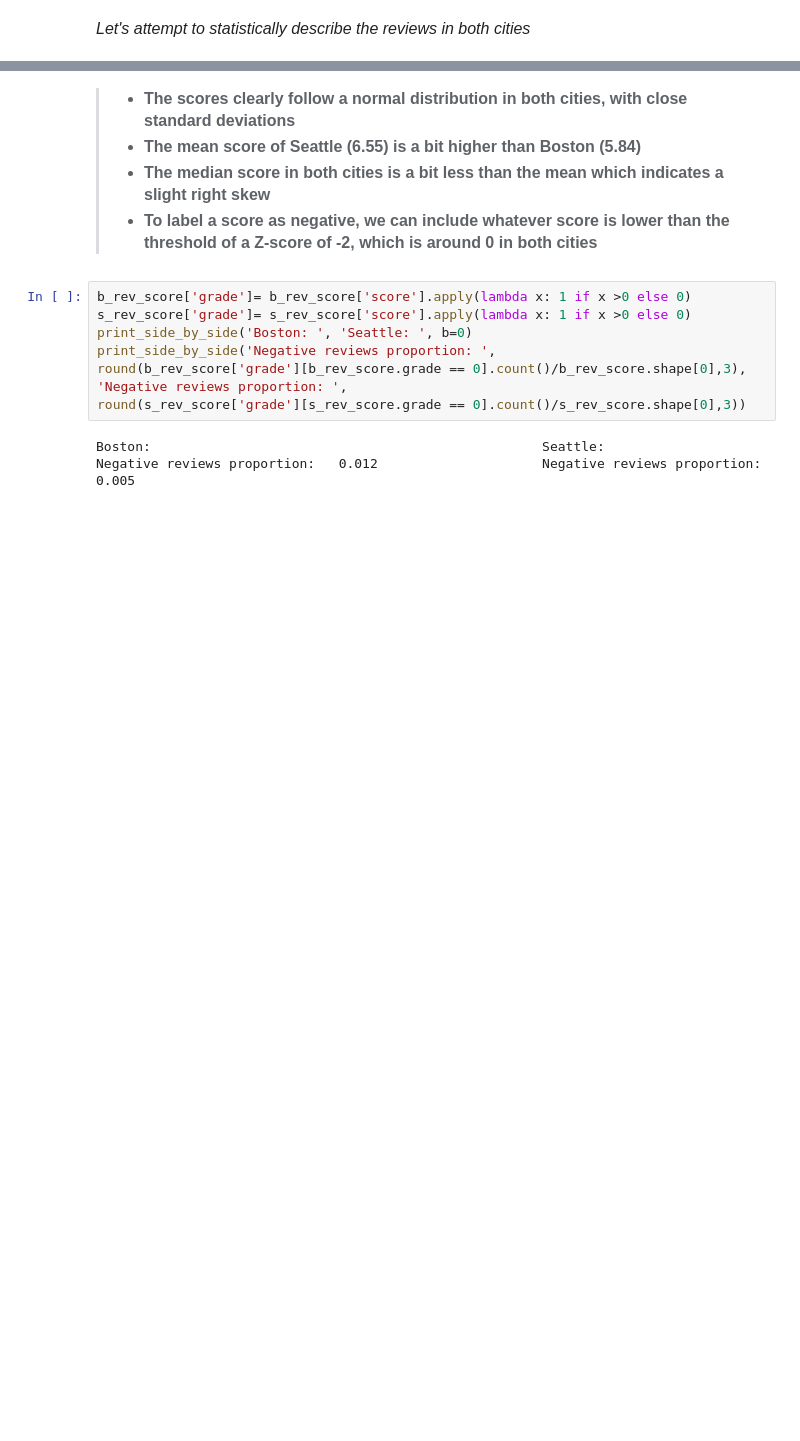
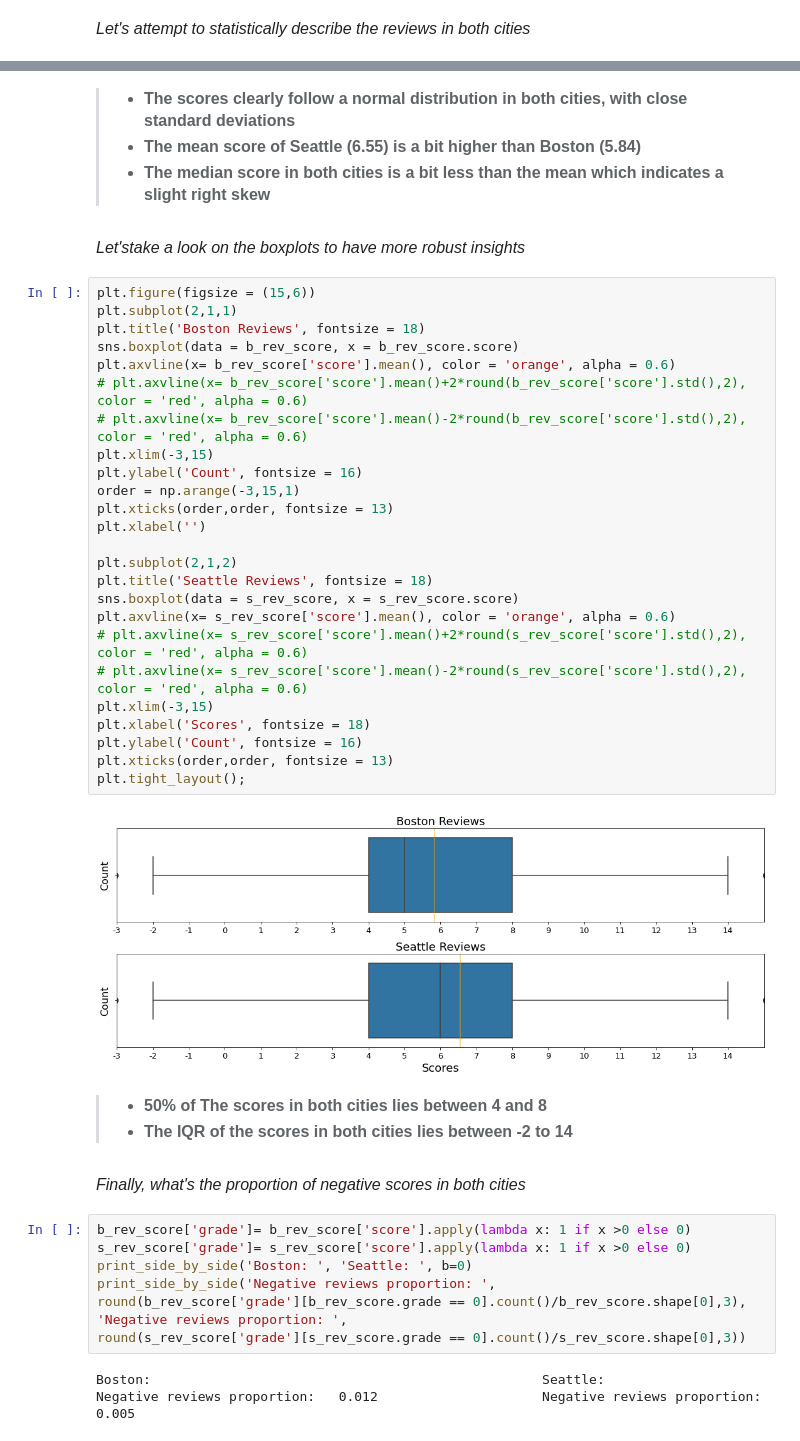
Before and after one commit to Zainy1453/Project-ND-1, a Jupyter notebook: Project-1.ipynb, the cells around one changed output, grey strips where cells are left out. Saved outputs shown, nothing was run; the diff lists cells and outputs as text; blank space fills up the shorter version.

```diff
--- a/Project-1.ipynb
+++ b/Project-1.ipynb
@@ -1026,7 +1024,40 @@ plt.legend(['Scores','mean', 'median','2 SDs from mean']);
 >* <font size = '3'>**The scores clearly follow a normal distribution in both cities, with close standard deviations**</font>
 >* <font size = '3'>**The mean score of Seattle (6.55) is a bit higher than Boston (5.84)**</font>
 >* <font size = '3'>**The median score in both cities is a bit less than the mean which indicates a slight right skew**</font>
->* <font size = '3'>**To label a score as negative, we can include whatever score is lower than the threshold of a Z-score of -2, which is around 0 in both cities**</font>
+# %% [markdown]
+<font size = '3' >*Let'stake a look on the boxplots to have more robust insights*<font/>
+# %%
+plt.figure(figsize = (15,6))
+plt.subplot(2,1,1)
+plt.title('Boston Reviews', fontsize = 18)
+sns.boxplot(data = b_rev_score, x = b_rev_score.score)
+plt.axvline(x= b_rev_score['score'].mean(), color = 'orange', alpha = 0.6)
+# plt.axvline(x= b_rev_score['score'].mean()+2*round(b_rev_score['score'].std(),2), color = 'red', alpha = 0.6)
+# plt.axvline(x= b_rev_score['score'].mean()-2*round(b_rev_score['score'].std(),2), color = 'red', alpha = 0.6)
+plt.xlim(-3,15)
+plt.ylabel('Count', fontsize = 16)
+order = np.arange(-3,15,1)
+plt.xticks(order,order, fontsize = 13)
+plt.xlabel('')
+
+plt.subplot(2,1,2)
+plt.title('Seattle Reviews', fontsize = 18)
+sns.boxplot(data = s_rev_score, x = s_rev_score.score)
+plt.axvline(x= s_rev_score['score'].mean(), color = 'orange', alpha = 0.6)
+# plt.axvline(x= s_rev_score['score'].mean()+2*round(s_rev_score['score'].std(),2), color = 'red', alpha = 0.6)
+# plt.axvline(x= s_rev_score['score'].mean()-2*round(s_rev_score['score'].std(),2), color = 'red', alpha = 0.6)
+plt.xlim(-3,15)
+plt.xlabel('Scores', fontsize = 18)
+plt.ylabel('Count', fontsize = 16)
+plt.xticks(order,order, fontsize = 13)
+plt.tight_layout();
+# %% [output]
+[figure, added]
+# %% [markdown]
+>* <font size = '3'>**50% of The scores in both cities lies between 4 and 8**</font>
+>* <font size = '3'>**The IQR of the scores in both cities lies between -2 to 14**</font>
+# %% [markdown]
+<font size = '3' >*Finally, what's the proportion of negative scores in both cities*<font/>
 # %%
 b_rev_score['grade']= b_rev_score['score'].apply(lambda x: 1 if x >0 else 0)
 s_rev_score['grade']= s_rev_score['score'].apply(lambda x: 1 if x >0 else 0)
```
Also changed, not shown: parts of 10 cells of this notebook, 12 other files.
